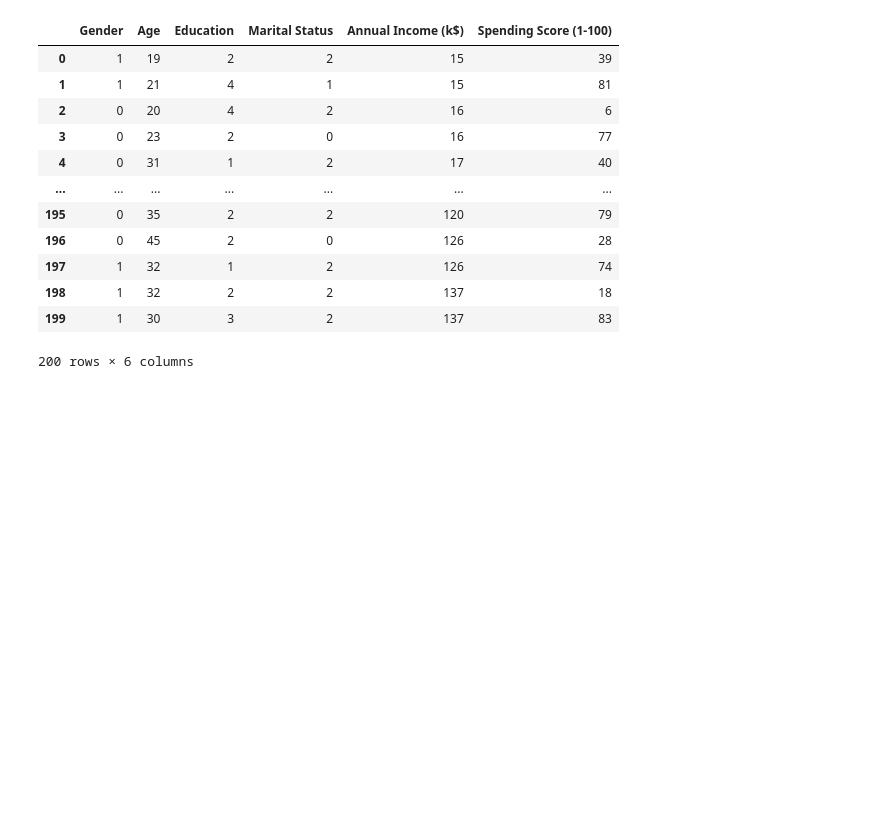
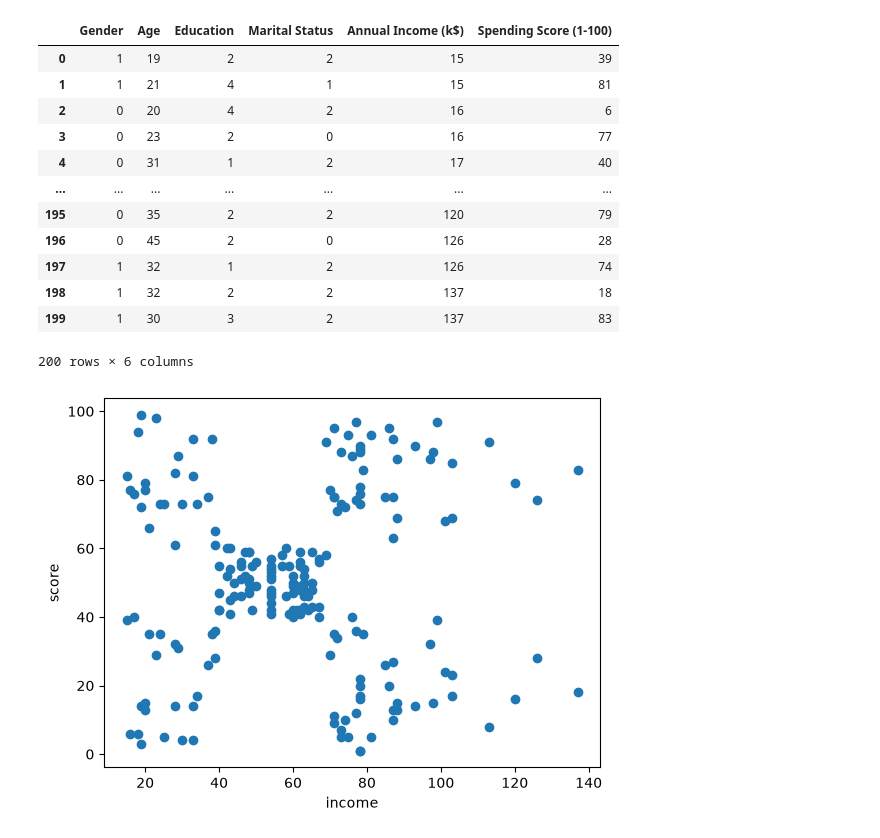
Before and after one commit to bhaskarkumar1667/clustering_, a Jupyter notebook: notebooks/clustering.ipynb, the cells around one changed output. Drawn from its saved outputs; the diff is of its cells as text; code cells hidden in the pictures; blank space fills up the shorter version.

```diff
--- a/notebooks/clustering.ipynb
+++ b/notebooks/clustering.ipynb
@@ -21,8 +21,15 @@ df
 | 199 | 1 | 30 | 3 | 2 | 137 | 83 |
 200 rows × 6 columns
 # %%
-x=df.drop(['Spending Score (1-100)'],axis=1)
+x=df['Annual Income (k$)']
 y=df['Spending Score (1-100)']
+# %%
+plt.scatter(x,y)
+plt.xlabel("income")
+plt.ylabel("score")
+plt.show()
+# %% [output]
+[figure, added]
 # %%
 from sklearn.preprocessing import StandardScaler
 sc=StandardScaler()
```
Also changed, not shown: parts of 9 cells of this notebook.
